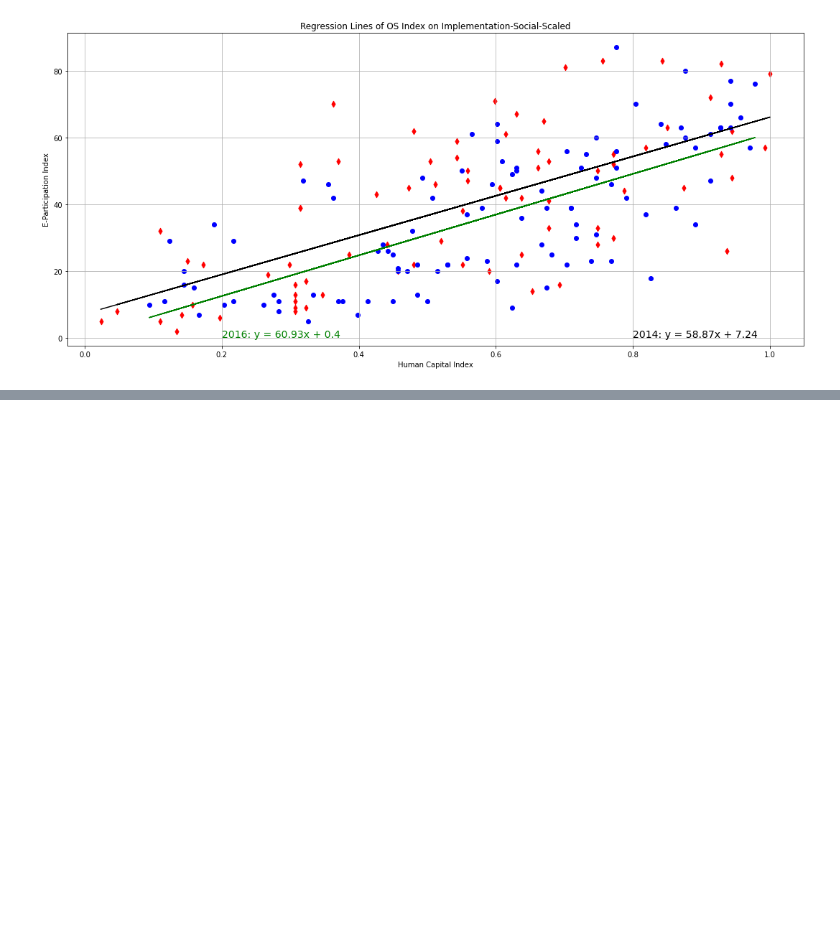
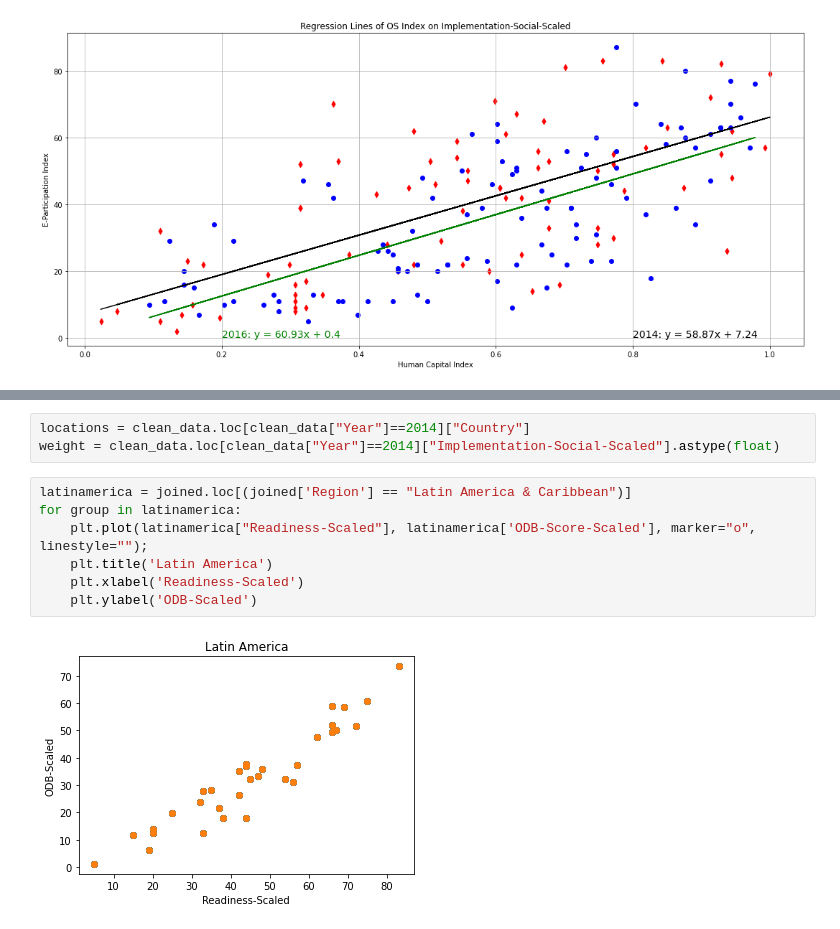
Before and after one commit to kreetigulati/Egovernance_and_OpenData, a Jupyter notebook: Project1_nico.ipynb, the cells around one changed output, grey strips where cells are left out. Cells and saved outputs as stored; diff of their text form; blank space fills up the shorter version.

```diff
--- a/Project1_nico.ipynb
+++ b/Project1_nico.ipynb
@@ -406,0 +496,12 @@ clean_data.groupby(["Region","Year"]).agg()
+# %%
+locations = clean_data.loc[clean_data["Year"]==2014]["Country"]
+weight = clean_data.loc[clean_data["Year"]==2014]["Implementation-Social-Scaled"].astype(float)
+# %%
+latinamerica = joined.loc[(joined['Region'] == "Latin America & Caribbean")]
+for group in latinamerica:
+    plt.plot(latinamerica["Readiness-Scaled"], latinamerica['ODB-Score-Scaled'], marker="o", linestyle="");
+    plt.title('Latin America')
+    plt.xlabel('Readiness-Scaled')
+    plt.ylabel('ODB-Scaled')
+# %% [output]
+[figure, added]
```
Also changed, not shown: parts of 30 cells of this notebook, 3 other files.
